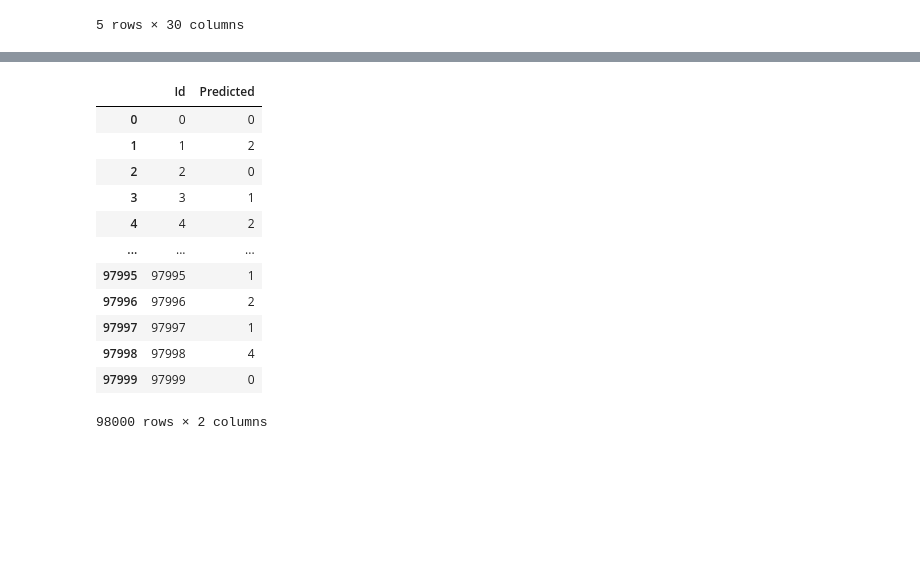
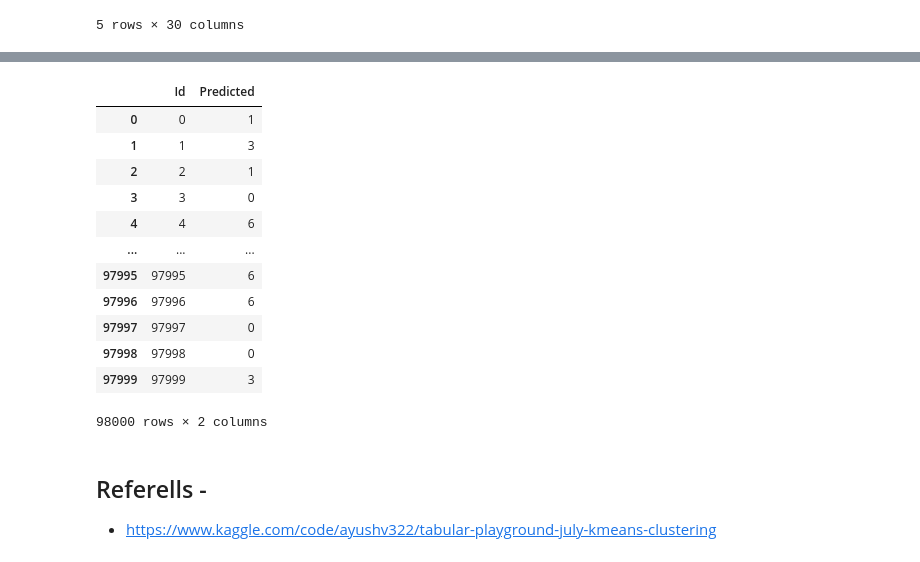
Before and after one commit to hargurjeet/Kaggle, a Jupyter notebook: july-competition.ipynb, the cells around one changed output, grey strips where cells are left out. Cells and saved outputs as stored; diff of their text form; code cells hidden in the pictures; blank space fills up the shorter version.

```diff
--- a/july-competition.ipynb
+++ b/july-competition.ipynb
@@ -54,2 +56,2 @@ dtype: int64
 # %%
-X_train = df.iloc[: ,1:]
+X_train = df.drop(['id'], axis=1)
@@ -58,0 +58,5 @@ import seaborn as sns
+# %%
+scaler = StandardScaler()
+scaler.fit(X_train)
+df = pd.DataFrame(scaler.transform(X_train),columns= X_train.columns )
+print("All features are now scaled")
@@ -59,3 +74,3 @@ import seaborn as sns
 # %%
-kmeans = KMeans(n_clusters=5, random_state=0)
+kmeans = KMeans(n_clusters=8, random_state=0)
 X_train['cluster'] = kmeans.fit_predict(X_train)
@@ -78,20 +77,24 @@ X_train
 # %%
-sample_submission = pd.read_csv('../input/tabular-playground-series-jul-2022/sample_submission.csv')
-sample_submission['Predicted'] = X_train['cluster']
+submission = pd.read_csv('../input/tabular-playground-series-jul-2022/sample_submission.csv')
+submission['Predicted'] = X_train['cluster']
 # pd.DataFrame(oof).to_csv('oof_2.csv', index=False)
-sample_submission.to_csv('submission.csv', index=False)
+submission.to_csv('submission.csv', index=False)
 display(pd.read_csv('submission.csv'))
 # %% [output]
 |  | Id | Predicted |
-| 0 | 0 | 0 |
-| 1 | 1 | 2 |
-| 2 | 2 | 0 |
-| 3 | 3 | 1 |
-| 4 | 4 | 2 |
+| 0 | 0 | 1 |
+| 1 | 1 | 3 |
+| 2 | 2 | 1 |
+| 3 | 3 | 0 |
+| 4 | 4 | 6 |
 | ... | ... | ... |
-| 97995 | 97995 | 1 |
-| 97996 | 97996 | 2 |
-| 97997 | 97997 | 1 |
-| 97998 | 97998 | 4 |
-| 97999 | 97999 | 0 |
+| 97995 | 97995 | 6 |
+| 97996 | 97996 | 6 |
+| 97997 | 97997 | 0 |
+| 97998 | 97998 | 0 |
+| 97999 | 97999 | 3 |
 98000 rows × 2 columns
+# %% [markdown]
+## Referells -
+
+- https://www.kaggle.com/code/ayushv322/tabular-playground-july-kmeans-clustering
```
Also changed, not shown: parts of 11 cells of this notebook.
